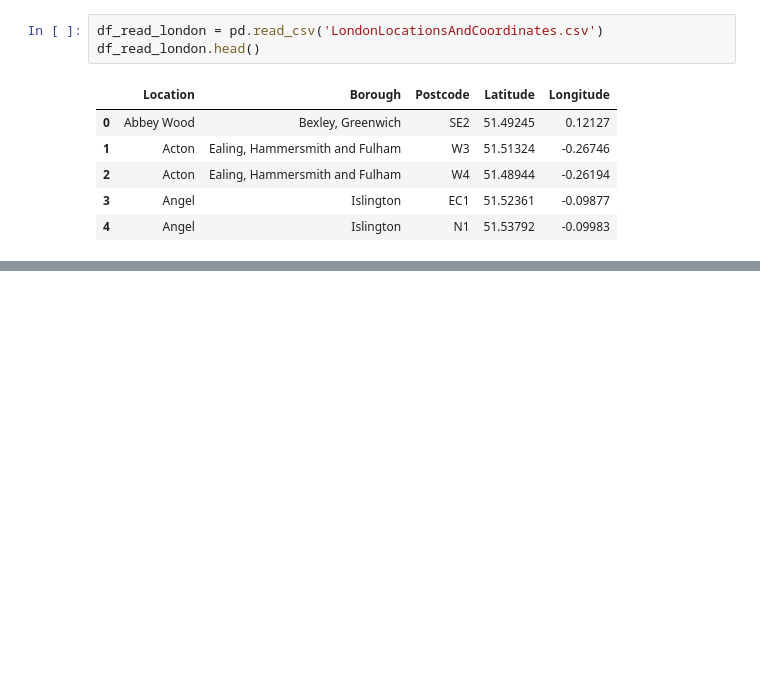
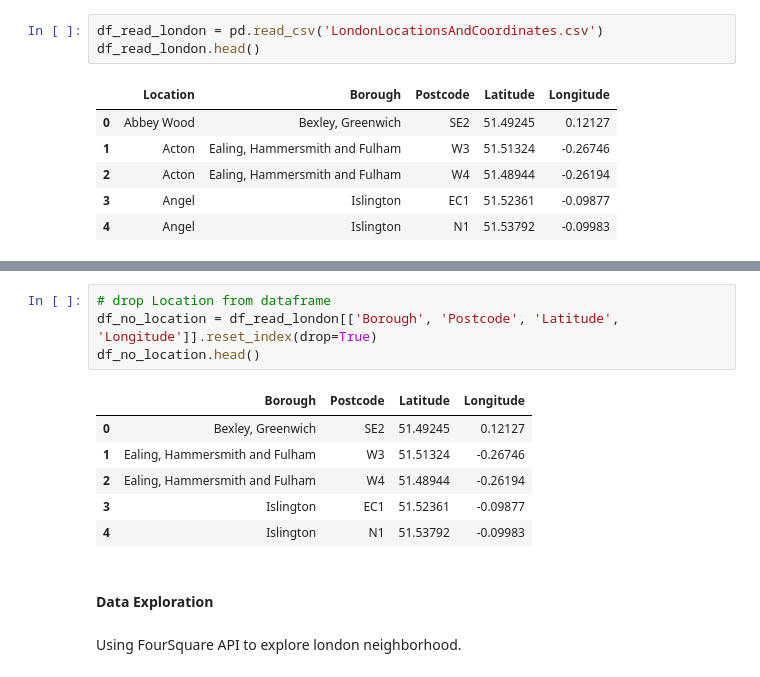
Before and after one commit to willokans/Coursera_Capstone, a Jupyter notebook: Part II - Restaurants in Dublin.ipynb, the cells around one changed output, grey strips where cells are left out. Saved outputs shown, nothing was run; the diff lists cells and outputs as text; blank space fills up the shorter version.

```diff
--- a/Part II - Restaurants in Dublin.ipynb
+++ b/Part II - Restaurants in Dublin.ipynb
@@ -324,3 +324,18 @@ for lat, lng, Location, Borough in zip(df_london_loc['Latitude'], df_london_loc[
 map_london
 # %% [output]
 [interactive output not drawn]
+# %%
+# drop Location from dataframe
+df_no_location = df_read_london[['Borough', 'Postcode', 'Latitude', 'Longitude']].reset_index(drop=True)
+df_no_location.head()
+# %% [output]
+|  | Borough | Postcode | Latitude | Longitude |
+| 0 | Bexley, Greenwich | SE2 | 51.49245 | 0.12127 |
+| 1 | Ealing, Hammersmith and Fulham | W3 | 51.51324 | -0.26746 |
+| 2 | Ealing, Hammersmith and Fulham | W4 | 51.48944 | -0.26194 |
+| 3 | Islington | EC1 | 51.52361 | -0.09877 |
+| 4 | Islington | N1 | 51.53792 | -0.09983 |
+# %% [markdown]
+#### Data Exploration
+# %% [markdown]
+Using FourSquare API to explore london neighborhood.
```
Also changed, not shown: parts of 3 cells of this notebook.
